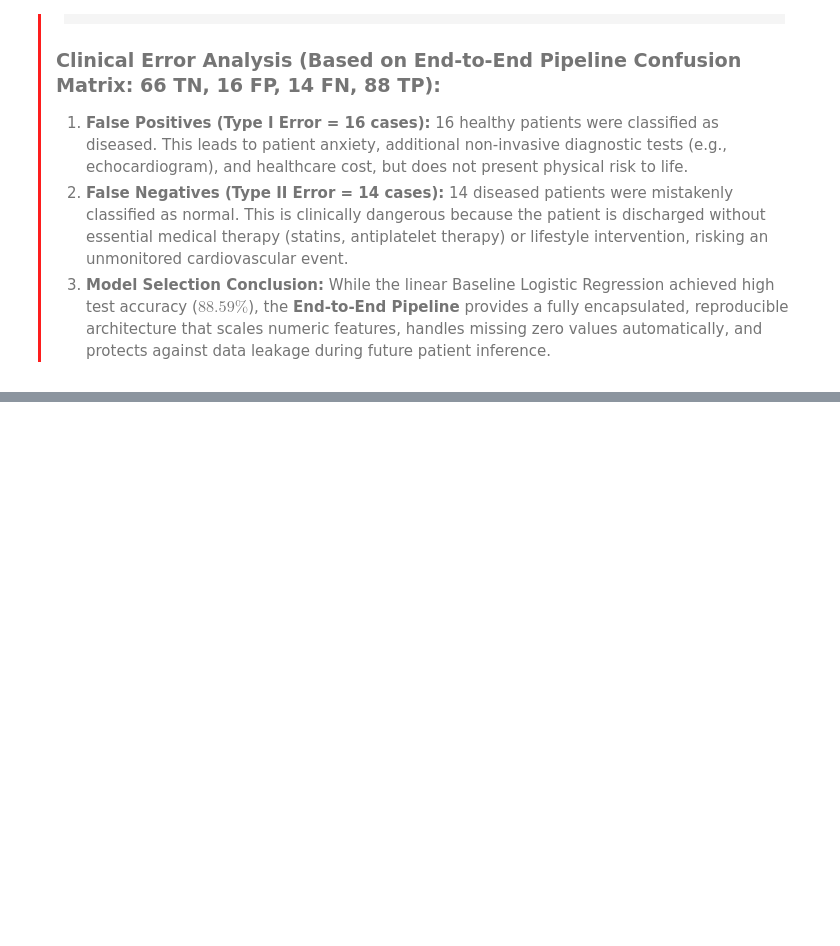
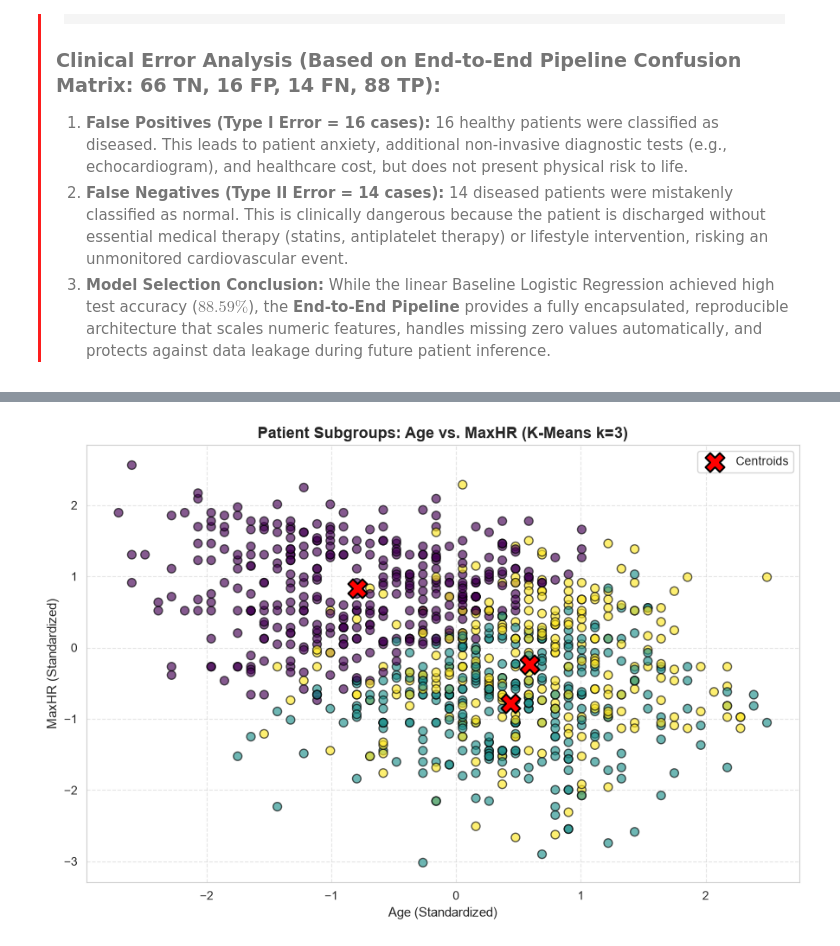
Before and after one commit to Amr-Sheqwara/AI_ML_Internship, a Jupyter notebook: Projects/cardiac_monitoring_project/Notebooks/Cardiac_Patient_Monitoring_System.ipynb, the cells around one changed output, grey strips where cells are left out. Drawn from its saved outputs; the diff is of its cells as text; code cells hidden in the pictures; blank space fills up the shorter version.

```diff
--- a/Projects/cardiac_monitoring_project/Notebooks/Cardiac_Patient_Monitoring_System.ipynb
+++ b/Projects/cardiac_monitoring_project/Notebooks/Cardiac_Patient_Monitoring_System.ipynb
@@ -773,0 +874,24 @@ weighted avg       0.85      0.85      0.85       184
+# %%
+optimal_k = 3
+final_kmeans = KMeans(n_clusters=optimal_k, random_state=42, n_init=10)
+df["Patient_Cluster"] = final_kmeans.fit_predict(X_cluster_scaled)
+centroids = final_kmeans.cluster_centers_
+
+plt.figure(figsize=(9, 6))
+scatter = plt.scatter(
+    X_cluster_scaled[:, 0], X_cluster_scaled[:, 3],
+    c=df["Patient_Cluster"], cmap="viridis", alpha=0.65, edgecolors="k", s=50
+)
+plt.scatter(
+    centroids[:, 0], centroids[:, 3],
+    c="red", marker="X", s=250, label="Centroids", edgecolors="black", linewidth=1.5
+)
+plt.title(f"Patient Subgroups: Age vs. MaxHR (K-Means k={optimal_k})", fontsize=13, fontweight="bold")
+plt.xlabel("Age (Standardized)", fontsize=11)
+plt.ylabel("MaxHR (Standardized)", fontsize=11)
+plt.legend(frameon=True)
+plt.grid(True, linestyle="--", alpha=0.5)
+plt.tight_layout()
+plt.show()
+# %% [output]
+[figure, added]
```
Also changed, not shown: parts of 6 cells of this notebook, 2 other files.
